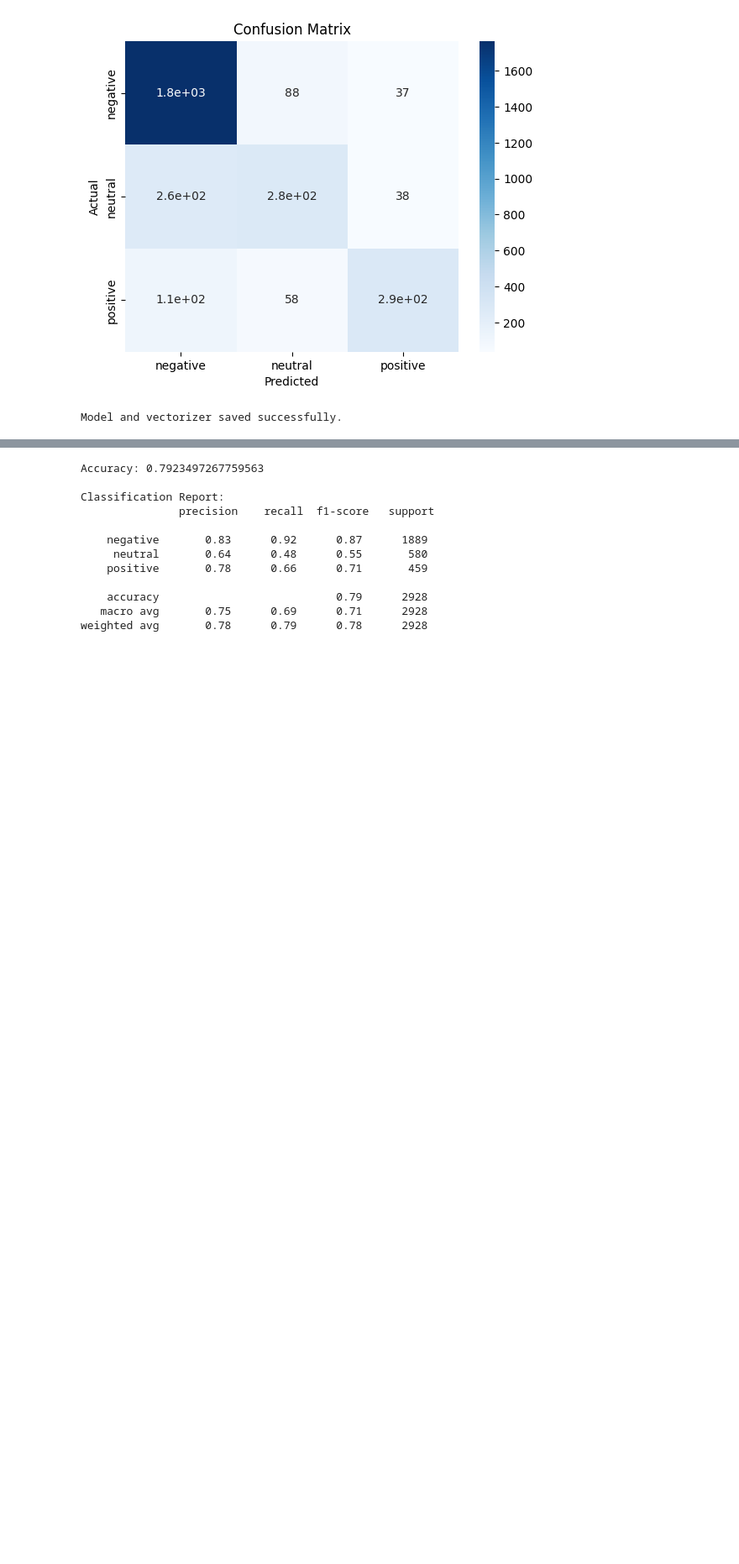
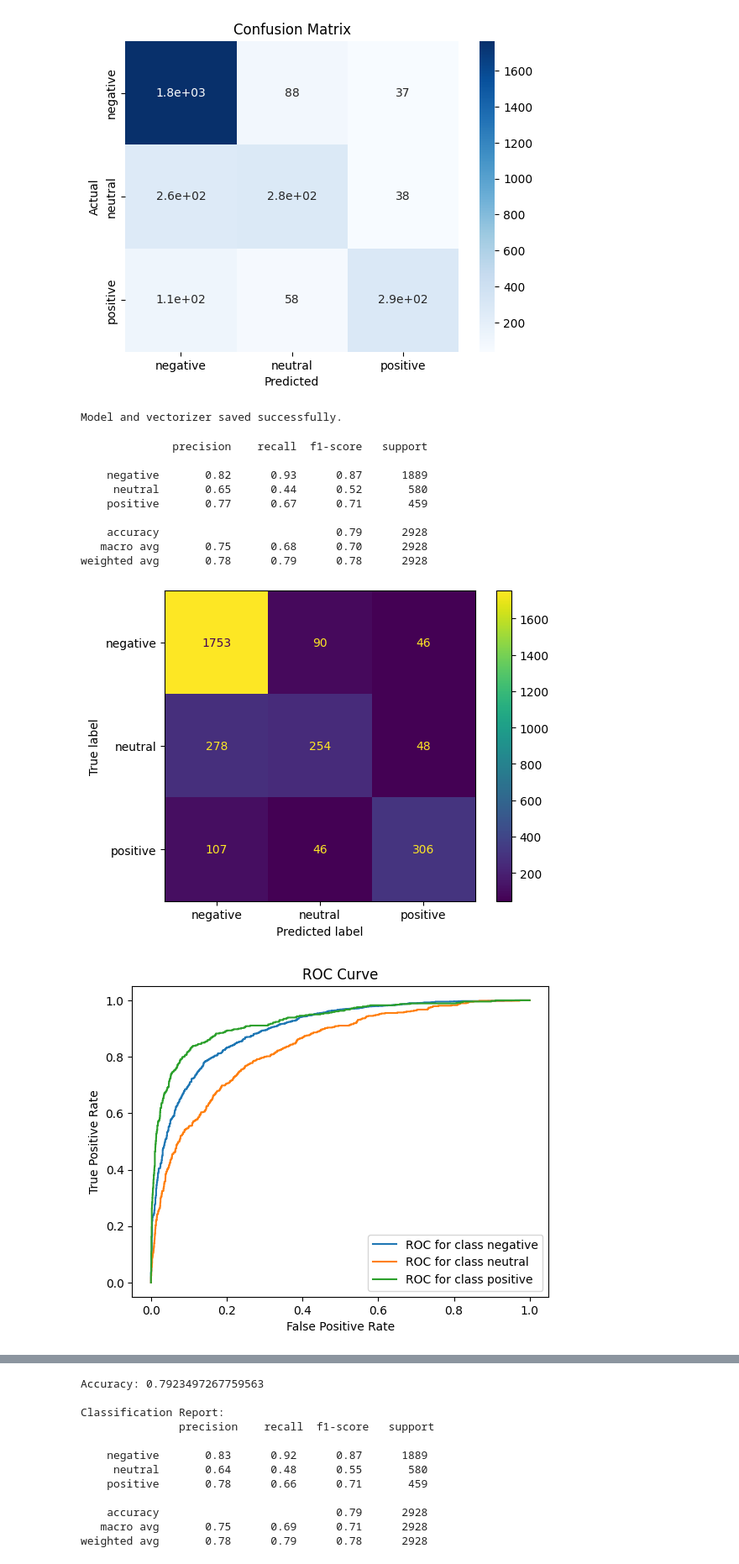
Before and after one commit to lana3x3/Data, a Jupyter notebook: notebookthebi-project.ipynb, the cells around one changed output, grey strips where cells are left out. Shown at 84% size. Drawn from its saved outputs; the diff is of its cells as text; code cells hidden in the pictures; blank space fills up the shorter version.

```diff
--- a/notebookthebi-project.ipynb
+++ b/notebookthebi-project.ipynb
@@ -382,10 +411,3 @@ print(df[['text', 'processed_text']].head())
-# %%
-for i in [4206, 9536]:
-    print("Original Tweet:")
-    print(df.loc[i, 'text'])
-    print("\nCleaned Tweet:")
-    print(df.loc[i, 'processed_text'])
-    print("-" * 60)
 # %%
 def remove_pattern(input_txt, pattern):
     r = re.findall(pattern, input_txt)
@@ -1133,3 +1168,59 @@ Classification Report:
 weighted avg       0.79      0.80      0.78      2928
 [figure]
 Model and vectorizer saved successfully.
+# %%
+from sklearn.feature_extraction.text import TfidfVectorizer
+from sklearn.model_selection import train_test_split
+from sklearn.linear_model import SGDClassifier
+from sklearn.metrics import classification_report, confusion_matrix, ConfusionMatrixDisplay, roc_auc_score, roc_curve
+from sklearn.preprocessing import label_binarize
+import matplotlib.pyplot as plt
+import numpy as np
+
+X = df['text']
+y = df['airline_sentiment']
+
+vectorizer = TfidfVectorizer(max_features=3000, stop_words='english')
+X_tfidf = vectorizer.fit_transform(X)
+
+X_train, X_test, y_train, y_test = train_test_split(X_tfidf, y, test_size=0.2, random_state=42)
+
+svm_model = SGDClassifier(loss='hinge', random_state=42)
+svm_model.fit(X_train, y_train)
+y_pred = svm_model.predict(X_test)
+
+print(classification_report(y_test, y_pred))
+
+cm = confusion_matrix(y_test, y_pred, labels=svm_model.classes_)
+disp = ConfusionMatrixDisplay(confusion_matrix=cm, display_labels=svm_model.classes_)
+disp.plot()
+plt.show()
+
+y_test_bin = label_binarize(y_test, classes=svm_model.classes_)
+y_score = svm_model.decision_function(X_test)
+
+if y_test_bin.shape[1] == 1:
+    fpr, tpr, _ = roc_curve(y_test_bin, y_score)
+    plt.plot(fpr, tpr, label='ROC curve')
+else:
+    for i in range(y_test_bin.shape[1]):
+        fpr, tpr, _ = roc_curve(y_test_bin[:, i], y_score[:, i])
+        plt.plot(fpr, tpr, label=f'ROC for class {svm_model.classes_[i]}')
+
+plt.xlabel("False Positive Rate")
+plt.ylabel("True Positive Rate")
+plt.title("ROC Curve")
+plt.legend()
+plt.show()
+# %% [output]
+              precision    recall  f1-score   support
+
+    negative       0.82      0.93      0.87      1889
+     neutral       0.65      0.44      0.52       580
+    positive       0.77      0.67      0.71       459
+
+    accuracy                           0.79      2928
+   macro avg       0.75      0.68      0.70      2928
+weighted avg       0.78      0.79      0.78      2928
+[figure, added]
+[figure, added]
```
Also changed, not shown: parts of 26 cells of this notebook.
